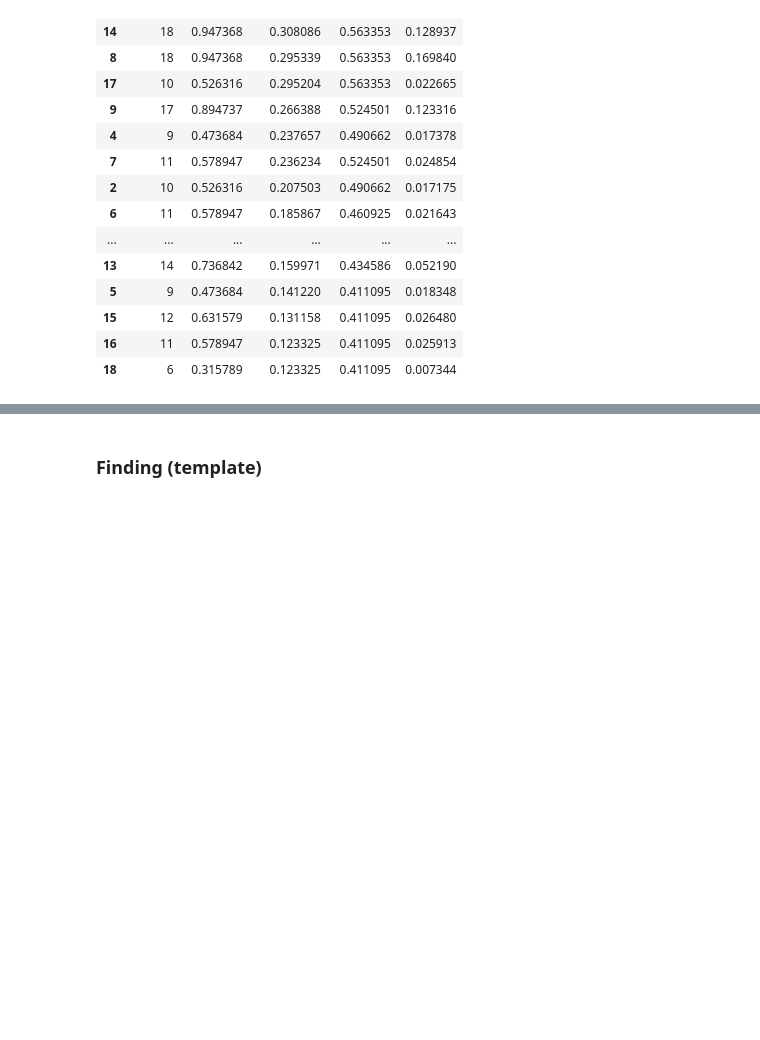
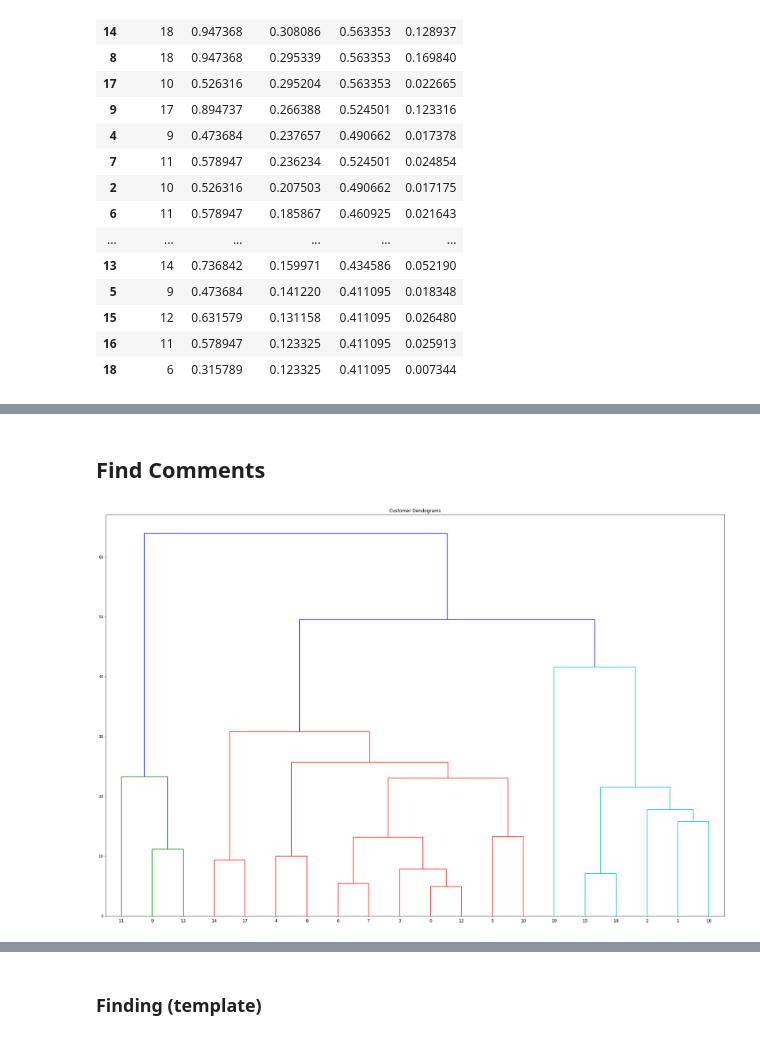
Before and after one commit to czhu505/Data620-Fireflies, a Jupyter notebook: project_2/Speed Dating Experiment.ipynb, the cells around one changed output, grey strips where cells are left out. Cells and saved outputs as stored; diff of their text form; code cells hidden in the pictures; blank space fills up the shorter version.

```diff
--- a/project_2/Speed Dating Experiment.ipynb
+++ b/project_2/Speed Dating Experiment.ipynb
@@ -180 +184,19 @@ array(['iid', 'id', 'gender', 'idg', 'condtn', 'wave', 'round',
+# %% [markdown]
+## Find Comments
+# %%
+rating=dating1[['iid','attr1_1', 'sinc1_1', 'intel1_1', 'fun1_1', 'amb1_1',
+       'shar1_1',]]
+rating=rating.dropna(how='any',axis=0)
+rating=rating.drop_duplicates()
+rating.set_index('iid')
+data=rating.set_index('iid')
+data = data.iloc[:, 1:].values
+# %%
+import scipy.cluster.hierarchy as shc
+
+plt.figure(figsize=(30, 20))
+plt.title("Customer Dendograms")
+dend = shc.dendrogram(shc.linkage(data, method='ward'))
+# %% [output]
+[figure, added]
 # %%
```
Also changed, not shown: parts of 20 cells of this notebook.
